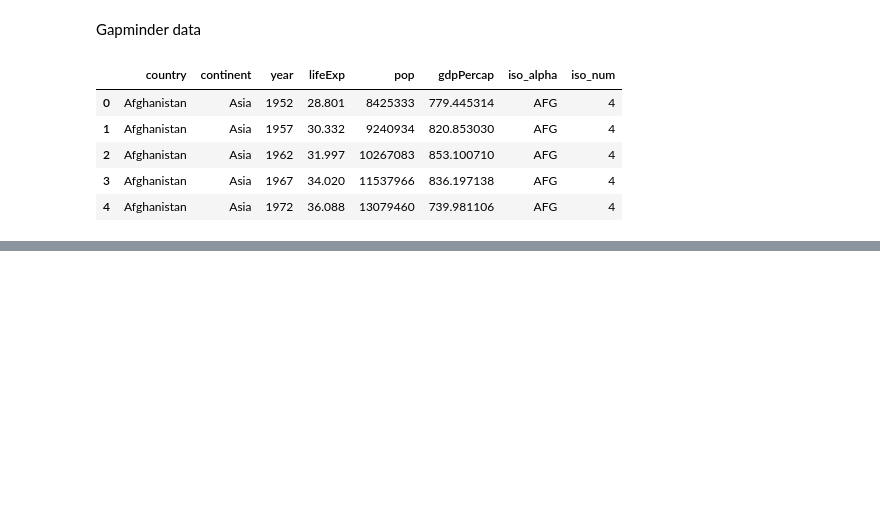
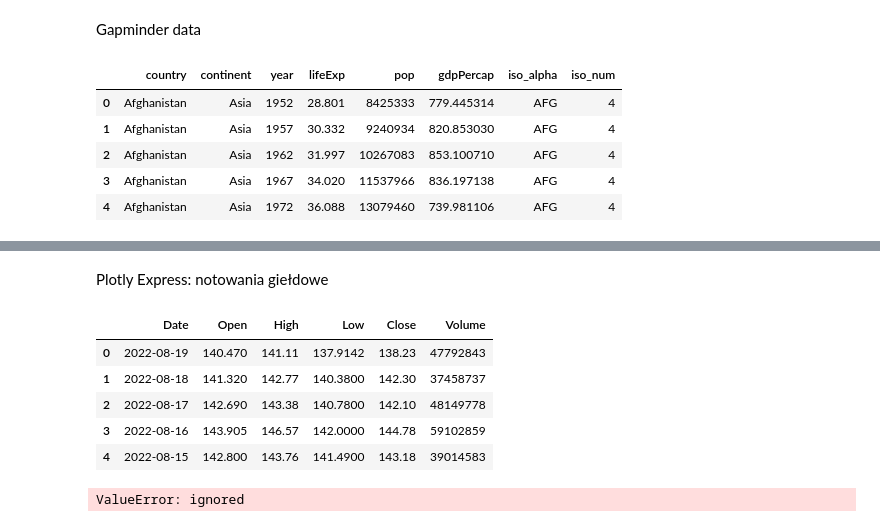
Before and after one commit to martynawl/data-science-bootcamp, a Jupyter notebook: Kopia_notatnika_wizualizacje_danych_py.ipynb, the cells around one changed output, grey strips where cells are left out. Cells and saved outputs as stored; diff of their text form; code cells hidden in the pictures; blank space fills up the shorter version.

```diff
--- a/Kopia_notatnika_wizualizacje_danych_py.ipynb
+++ b/Kopia_notatnika_wizualizacje_danych_py.ipynb
@@ -575,0 +592,24 @@ px.scatter(df.query('year == 2007'), x='gdpPercap', y='lifeExp',
+# %% [markdown]
+Plotly Express: notowania giełdowe
+# %%
+def fetch_finanacial_data(company='AMZN'):
+    """
+    This function fetch stock market quotations.
+    """
+    import pandas_datareader.data as web
+    return web.DataReader(name=company, data_source='stooq')
+
+df = fetch_finanacial_data()
+df = df.reset_index()
+df.head()
+# %% [output]
+|  | Date | Open | High | Low | Close | Volume |
+| 0 | 2022-08-19 | 140.470 | 141.11 | 137.9142 | 138.23 | 47792843 |
+| 1 | 2022-08-18 | 141.320 | 142.77 | 140.3800 | 142.30 | 37458737 |
+| 2 | 2022-08-17 | 142.690 | 143.38 | 140.7800 | 142.10 | 48149778 |
+| 3 | 2022-08-16 | 143.905 | 146.57 | 142.0000 | 144.78 | 59102859 |
+| 4 | 2022-08-15 | 142.800 | 143.76 | 141.4900 | 143.18 | 39014583 |
+# %%
+px.area(data_frame=df, x='Date', y='Close')
+# %% [output]
+ValueError: ignored
```
Also changed, not shown: parts of 6 cells of this notebook.
